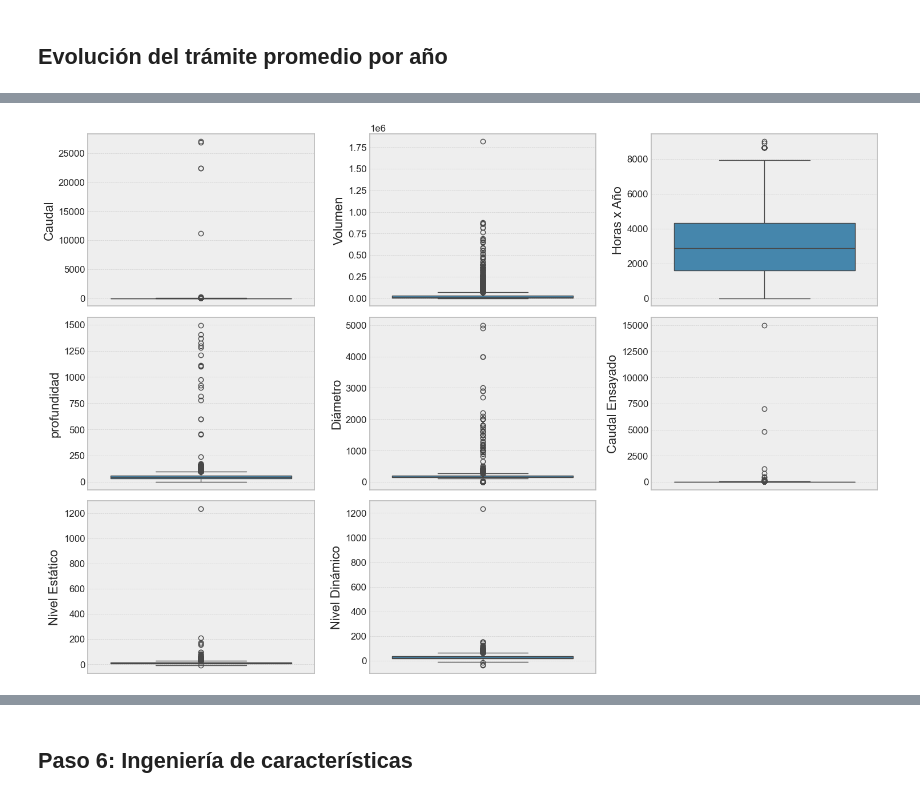
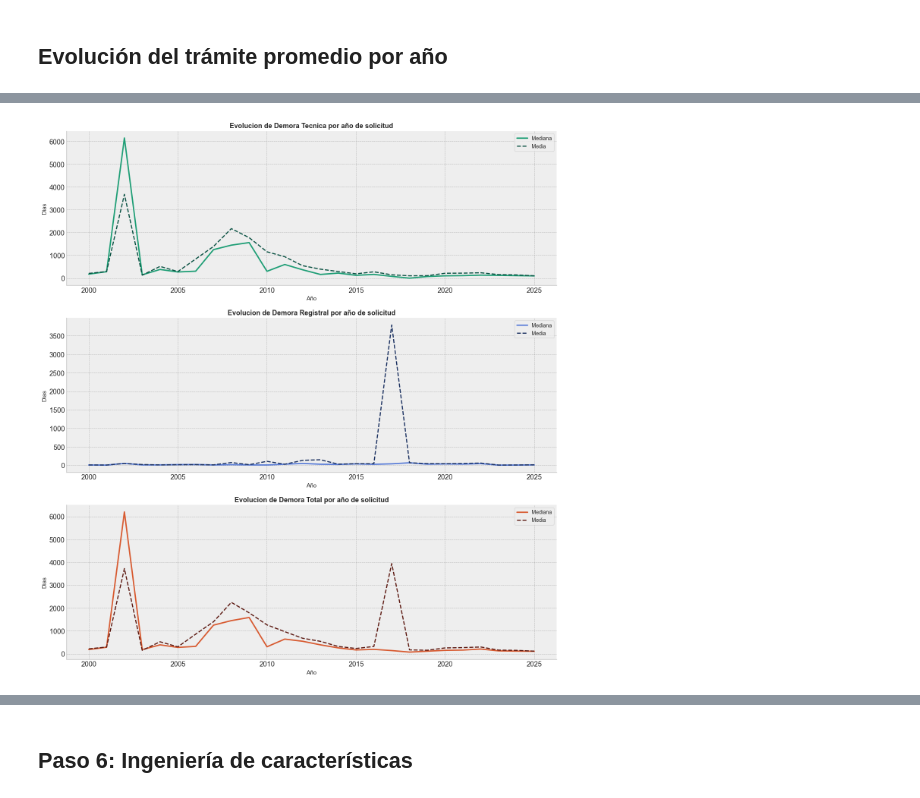
Before and after one commit to Georubiano/Proyecto-python-diplomado-Final, a Jupyter notebook: Proyecto UCU.ipynb, the cells around one changed output, grey strips where cells are left out. Drawn from its saved outputs; the diff is of its cells as text; code cells hidden in the pictures.

```diff
--- a/Proyecto UCU.ipynb
+++ b/Proyecto UCU.ipynb
@@ -1286,21 +1338,2 @@ Passing `palette` without assigning `hue` is deprecated and will be removed in v
 # %% [markdown]
 ## Evolución del trámite promedio por año
-# %%
-evol = (df_limpio[df_limpio["Anio_Solicitud"].between(2000, 2025)]
-        .groupby("Anio_Solicitud")["Dias_Tramite"]
-        .agg(["median", "mean"])
-        .reset_index())
-
-fig, ax = plt.subplots(figsize=(14, 5))
-sns.lineplot(data=evol, x="Anio_Solicitud", y="median",
-             color="teal", linewidth=2.5, label="Mediana", ax=ax)
-sns.lineplot(data=evol, x="Anio_Solicitud", y="mean",
-             color="coral", linewidth=2, linestyle="--", label="Media", ax=ax)
-ax.set_title("Evolución de la demora del trámite por año de solicitud",
-             fontsize=14, fontweight="bold")
-ax.set_xlabel("Año", fontsize=11)
-ax.set_ylabel("Días", fontsize=11)
-ax.set_xticks(range(2000, 2026, 5))
-ax.legend(fontsize=10)
-plt.tight_layout()
-plt.show()
@@ -1391,20 +1340,39 @@ sns.pairplot(df_std, corner=True)
-# %%
-fig, axis = plt.subplots(3, 3, figsize=(15, 10))
-
-sns.boxplot(ax=axis[0, 0], data=df_limpio, y="Caudal")
-sns.boxplot(ax=axis[0, 1], data=df_limpio, y="Volumen")
-sns.boxplot(ax=axis[0, 2], data=df_limpio, y="Horas x Año")
-
-sns.boxplot(ax=axis[1, 0], data=df_limpio, y="profundidad")
-sns.boxplot(ax=axis[1, 1], data=df_limpio, y="Diámetro")
-sns.boxplot(ax=axis[1, 2], data=df_limpio, y="Caudal Ensayado")
-
-sns.boxplot(ax=axis[2, 0], data=df_limpio, y="Nivel Estático")
-sns.boxplot(ax=axis[2, 1], data=df_limpio, y="Nivel Dinámico")
-
-fig.delaxes(axis[2, 2])
-
-plt.tight_layout()
-plt.show()
-# %% [output]
-[figure, removed]
+# %%
+# Lineplot: evolucion de los tres indicadores temporales por año
+
+indicadores = [
+    ("Demora_Tecnica",   "Demora Tecnica",   "#1D9E75", "#085041"),
+    ("Demora_Registral", "Demora Registral", "#5A7DD8", "#1A3060"),
+    ("Demora_Total",     "Demora Total",     "#D85A30", "#5C1810"),
+]
+
+fig, axes = plt.subplots(3, 1, figsize=(14, 15))
+
+for i, (col, titulo, color_median, color_mean) in enumerate(indicadores):
+
+    evol = (df_tiempos[df_tiempos["Anio_Solicitud"].between(2000, 2025)]
+            .groupby("Anio_Solicitud")[col]
+            .agg(["median", "mean"])
+            .reset_index())
+
+    sns.lineplot(data=evol, x="Anio_Solicitud", y="median",
+                 color=color_median, linewidth=2.5,
+                 label="Mediana", ax=axes[i])
+    sns.lineplot(data=evol, x="Anio_Solicitud", y="mean",
+                 color=color_mean, linewidth=2, linestyle="--",
+                 label="Media", ax=axes[i])
+
+    axes[i].set_title(f"Evolucion de {titulo} por año de solicitud",
+                      fontsize=13, fontweight="bold")
+    axes[i].set_xlabel("Año", fontsize=11)
+    axes[i].set_ylabel("Dias", fontsize=11)
+    axes[i].set_xticks(range(2000, 2026, 5))
+    axes[i].legend(fontsize=10)
+    axes[i].grid(True, linestyle="--", linewidth=0.7, color="gray", alpha=0.5)
+    axes[i].set_axisbelow(True)
+
+sns.despine()
+plt.tight_layout()
+plt.show()
+# %% [output]
+[figure, added]
```
Also changed, not shown: parts of 26 cells of this notebook.
